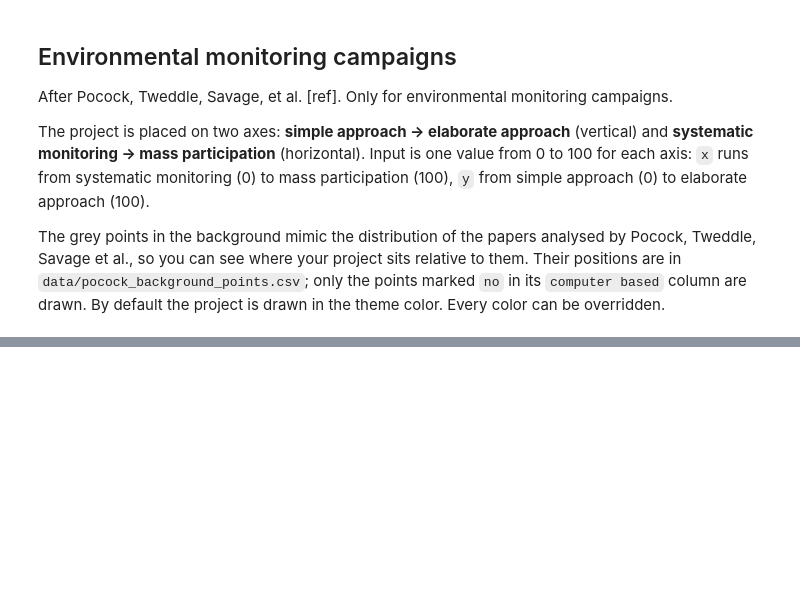
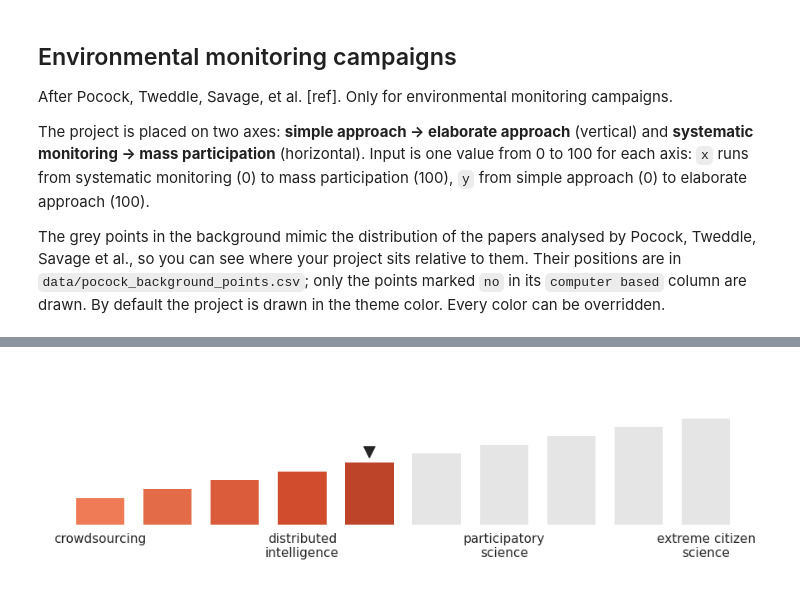
Before and after one commit to vinconig/citizen_science_profile_viz, a Jupyter notebook: profile_viz.ipynb, the cells around one changed output, grey strips where cells are left out. Cells and saved outputs as stored; diff of their text form; code cells hidden in the pictures; blank space fills up the shorter version.

Commit message:
add Haklay

```diff
--- a/profile_viz.ipynb
+++ b/profile_viz.ipynb
@@ -236,0 +251,78 @@ plt.show()
+# %%
+# INPUT: depth of participation (Haklay [ref])
+# One whole number from 1 to 10. The four levels sit at 1, 4, 7 and 10; the steps in between
+# (2-3, 5-6, 8-9) are for projects that fall between two levels.
+#   1  = crowdsourcing: participants act as sensors or provide computing resources,
+#        with limited involvement in defining the research
+#   4  = distributed intelligence: participants contribute their cognitive abilities, e.g. classifying,
+#        interpreting or processing information, often after basic training
+#   7  = participatory science: participants help define the research problem and what data to collect,
+#        typically together with scientific experts
+#   10 = extreme citizen science: participants are involved in problem definition, data collection and analysis
+# 2-3 lie between crowdsourcing and distributed intelligence, 5-6 between distributed intelligence and
+# participatory science, 8-9 between participatory science and extreme citizen science.
+participation_depth = 5
+# %%
+import textwrap
+from matplotlib.colors import LinearSegmentedColormap
+
+DEPTH_LEVELS = ["crowdsourcing", "distributed intelligence", "participatory science", "extreme citizen science"]
+DEPTH_POSITIONS = 10
+LEVEL_POSITIONS = [1, 4, 7, 10]  # the positions in between are 2-3, 5-6 and 8-9
+
+
+def plot_participation_depth_chart(
+    position,
+    colors=None,         # {level: hex}; default: theme shades light, base, dark, darker, steps in between interpolated
+    empty_color=None,    # bars beyond the position; default: light grey
+    marker_color=None,   # default: neutral text
+    background="white",
+    text_color=None,     # default: neutral text
+    figsize=(9, 2.8),
+    save_to=None,
+):
+    """Ten growing bars, filled up to one of ten positions between the four Haklay levels.
+
+    position: whole number from 1 (crowdsourcing) to 10 (extreme citizen science).
+    """
+    if position != int(position) or not 1 <= position <= DEPTH_POSITIONS:
+        raise ValueError(f"position must be a whole number from 1 to {DEPTH_POSITIONS}")
+    position = int(position)
+
+    colors = {**dict(zip(DEPTH_LEVELS, (shade(s) for s in ("light", "base", "dark", "darker")))), **(colors or {})}
+    empty_color = empty_color or palette["Neutrals"]["ramp"]["grey-200"]
+    text_color = text_color or neutral("text")
+    marker_color = marker_color or text_color
+
+    # one color per position, interpolated between the four level colors
+    cmap = LinearSegmentedColormap.from_list("depth", [colors[level] for level in DEPTH_LEVELS])
+    xs = np.arange(1, DEPTH_POSITIONS + 1)
+    heights = 0.25 + 0.75 * (xs - 1) / (DEPTH_POSITIONS - 1)
+    fills = [cmap((p - 1) / (DEPTH_POSITIONS - 1)) if p <= position else empty_color for p in xs]
+
+    fig, ax = plt.subplots(figsize=figsize)
+    fig.patch.set_facecolor(background)
+    ax.set_facecolor(background)
+    ax.set_xlim(0.2, 10.8)
+    ax.set_ylim(-0.5, 1.45)
+    ax.axis("off")
+
+    ax.bar(xs, heights, width=0.72, color=fills, linewidth=0, zorder=2)
+
+    # marker above the bar at the project's position
+    ax.scatter([position], [heights[position - 1] + 0.1], marker="v", s=90, color=marker_color, zorder=3)
+
+    for p, level in zip(LEVEL_POSITIONS, DEPTH_LEVELS):
+        ax.text(p, -0.07, "\n".join(textwrap.wrap(level, 16)), ha="center", va="top", fontsize=11,
+                color=text_color, linespacing=1.2)
+
+    fig.tight_layout()
+    if save_to:
+        fig.savefig(save_to, dpi=200, facecolor=fig.get_facecolor(), bbox_inches="tight")
+    return fig, ax
+
+
+fig, ax = plot_participation_depth_chart(position=participation_depth)
+plt.show()
+# %% [output]
+[figure, added]
```
Also changed, not shown: parts of 7 cells of this notebook, 4 other files.
